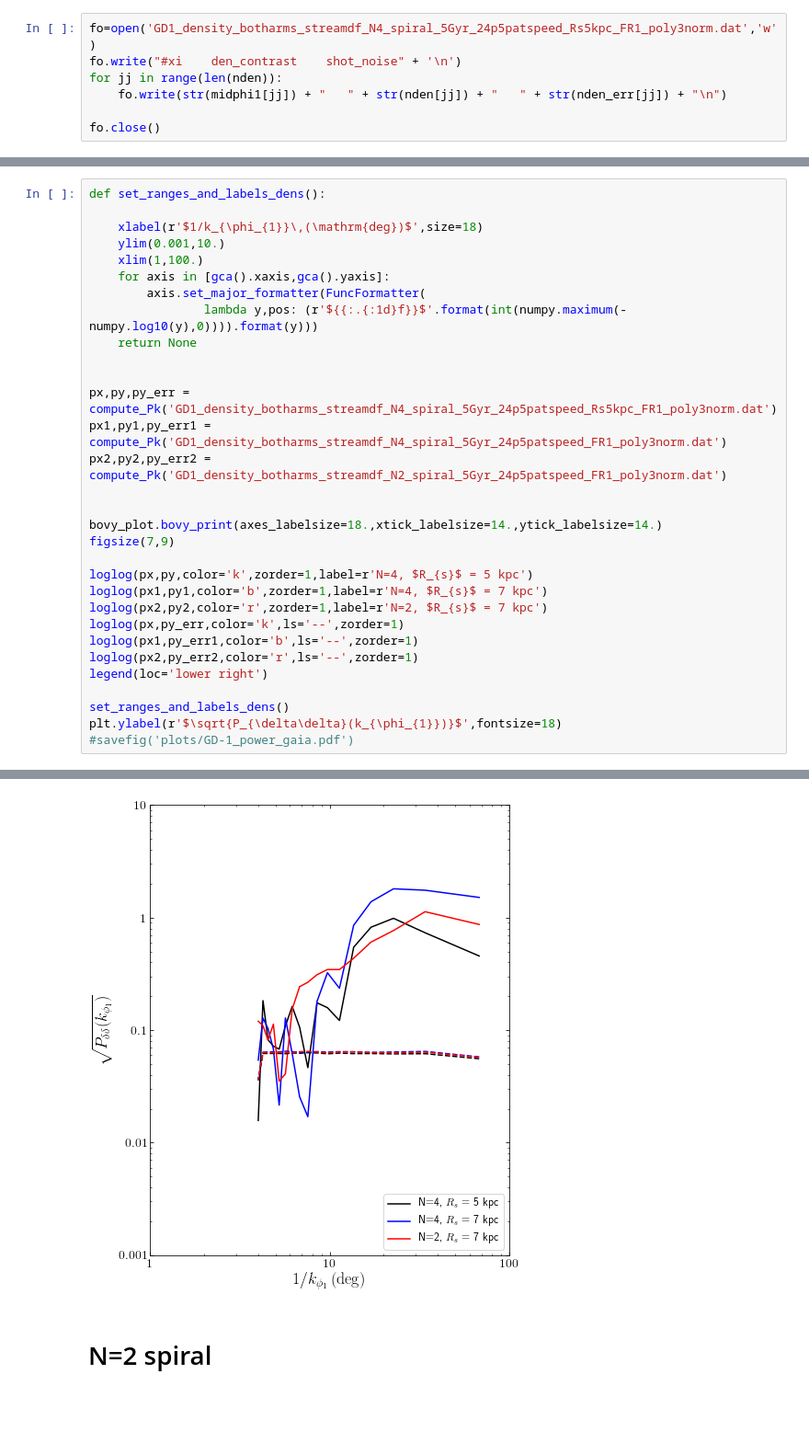
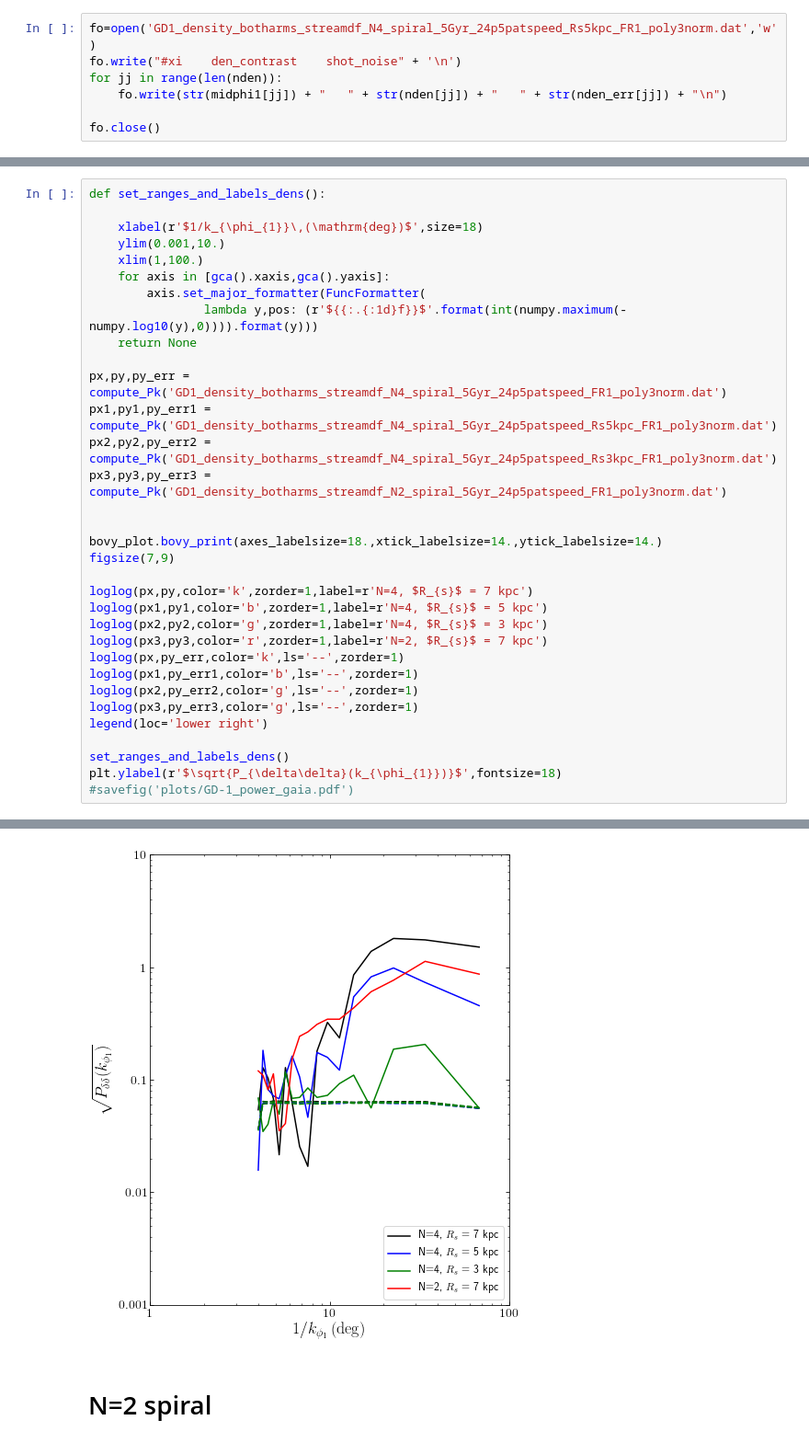
Before and after one commit to nbanik/Analyze_GD-1, a Jupyter notebook: GD1_effect_of_spiralarms.ipynb, the cells around one changed output, grey strips where cells are left out. Shown at 92% size. Saved outputs shown, nothing was run; the diff lists cells and outputs as text; blank space fills up the shorter version.

Commit message:
Spiral arms Rs 3kpc

```diff
--- a/GD1_effect_of_spiralarms.ipynb
+++ b/GD1_effect_of_spiralarms.ipynb
@@ -400,37 +444,39 @@ fo.close()
 # %%
 def set_ranges_and_labels_dens():
 
     xlabel(r'$1/k_{\phi_{1}}\,(\mathrm{deg})$',size=18)
     ylim(0.001,10.)
     xlim(1,100.)
     for axis in [gca().xaxis,gca().yaxis]:
         axis.set_major_formatter(FuncFormatter(
                 lambda y,pos: (r'${{:.{:1d}f}}$'.format(int(numpy.maximum(-numpy.log10(y),0)))).format(y)))
     return None
 
-
-px,py,py_err = compute_Pk('GD1_density_botharms_streamdf_N4_spiral_5Gyr_24p5patspeed_Rs5kpc_FR1_poly3norm.dat')
-px1,py1,py_err1 = compute_Pk('GD1_density_botharms_streamdf_N4_spiral_5Gyr_24p5patspeed_FR1_poly3norm.dat')
-px2,py2,py_err2 = compute_Pk('GD1_density_botharms_streamdf_N2_spiral_5Gyr_24p5patspeed_FR1_poly3norm.dat')
+px,py,py_err = compute_Pk('GD1_density_botharms_streamdf_N4_spiral_5Gyr_24p5patspeed_FR1_poly3norm.dat')
+px1,py1,py_err1 = compute_Pk('GD1_density_botharms_streamdf_N4_spiral_5Gyr_24p5patspeed_Rs5kpc_FR1_poly3norm.dat')
+px2,py2,py_err2 = compute_Pk('GD1_density_botharms_streamdf_N4_spiral_5Gyr_24p5patspeed_Rs3kpc_FR1_poly3norm.dat')
+px3,py3,py_err3 = compute_Pk('GD1_density_botharms_streamdf_N2_spiral_5Gyr_24p5patspeed_FR1_poly3norm.dat')
 
 
 bovy_plot.bovy_print(axes_labelsize=18.,xtick_labelsize=14.,ytick_labelsize=14.)
 figsize(7,9)
 
-loglog(px,py,color='k',zorder=1,label=r'N=4, $R_{s}$ = 5 kpc')
-loglog(px1,py1,color='b',zorder=1,label=r'N=4, $R_{s}$ = 7 kpc')
-loglog(px2,py2,color='r',zorder=1,label=r'N=2, $R_{s}$ = 7 kpc')
+loglog(px,py,color='k',zorder=1,label=r'N=4, $R_{s}$ = 7 kpc')
+loglog(px1,py1,color='b',zorder=1,label=r'N=4, $R_{s}$ = 5 kpc')
+loglog(px2,py2,color='g',zorder=1,label=r'N=4, $R_{s}$ = 3 kpc')
+loglog(px3,py3,color='r',zorder=1,label=r'N=2, $R_{s}$ = 7 kpc')
 loglog(px,py_err,color='k',ls='--',zorder=1)
 loglog(px1,py_err1,color='b',ls='--',zorder=1)
-loglog(px2,py_err2,color='r',ls='--',zorder=1)
+loglog(px2,py_err2,color='g',ls='--',zorder=1)
+loglog(px3,py_err3,color='g',ls='--',zorder=1)
 legend(loc='lower right')
 
 set_ranges_and_labels_dens()
 plt.ylabel(r'$\sqrt{P_{\delta\delta}(k_{\phi_{1}})}$',fontsize=18)
 #savefig('plots/GD-1_power_gaia.pdf')
 # %% [output]
 Text(0,0.5,'$\\sqrt{P_{\\delta\\delta}(k_{\\phi_{1}})}$')
-[figure, old version]
+[figure, new version]
 # %% [markdown]
 # N=2 spiral
 # %%
```
Also changed, not shown: parts of 4 cells of this notebook, 1 other file.
